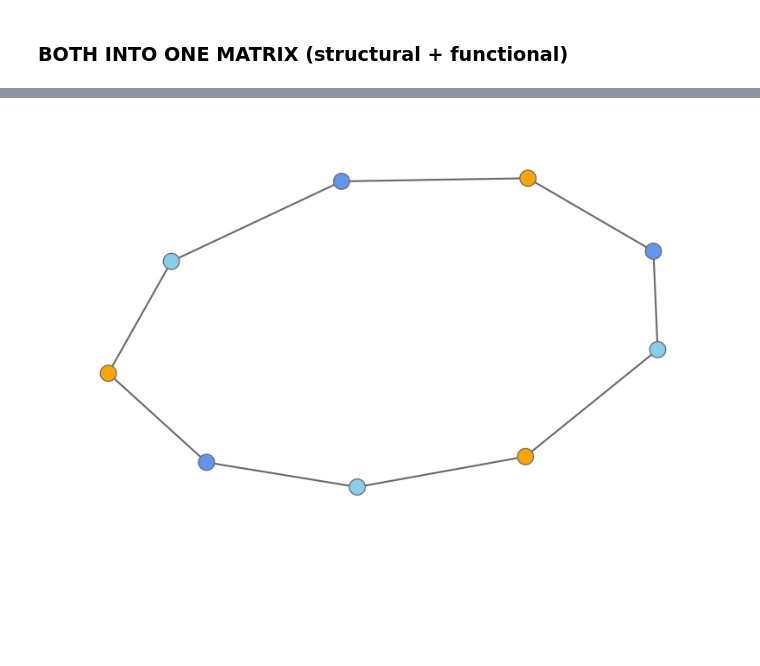
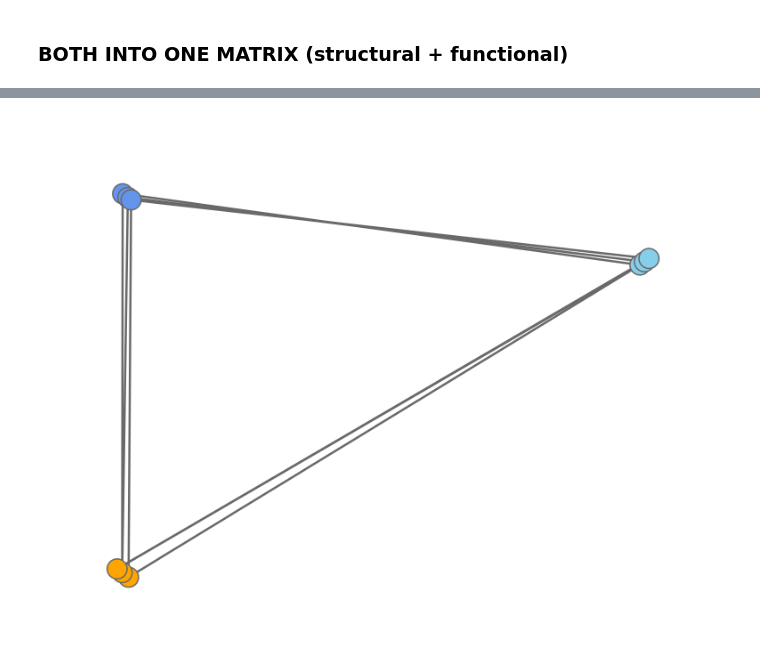
Before and after one commit to menchelab/CartoGRAPHs, a Jupyter notebook: cartoGRAPHs_FeatureTuning.ipynb, the cells around one changed output, grey strips where cells are left out. Saved outputs shown, nothing was run; the diff lists cells and outputs as text; code cells hidden in the pictures; blank space fills up the shorter version.

Commit message:
add new struc to func figures

```diff
--- a/cartoGRAPHs_FeatureTuning.ipynb
+++ b/cartoGRAPHs_FeatureTuning.ipynb
@@ -101,7 +101,7 @@ DF_structural_norm = DF_structural_normalized.round(6)
 # %% [markdown]
 ### BOTH INTO ONE MATRIX (structural + functional)
 # %%
-scalar = 0
+scalar = 0.90
 DF_functional_scal = DF_functional*scalar
 DF_functional_scal
 # %% [output]
@@ -112,3 +112,3 @@ DF_functional_scal
 # %%
-DF_merge = pd.concat([DF_structural_norm.T,
+DF_merge = pd.concat([DF_structural_norm, #.T,
                       DF_functional_scal]).T
@@ -129,8 +116,8 @@ DF_merge
 n_neighbors = 3 #int(len(G.nodes()))#*0.75)
 spread = 1
 min_dist = 0.0 #0
-metric='euclidean'
-#metric='cosine'
+#metric='euclidean'
+metric='cosine'
 
 umap2D_merge = embed_umap_2D(DF_merge , n_neighbors, spread, min_dist, metric)
 posG_merge = get_posG_2D_norm(G, DF_merge , umap2D_merge)
@@ -143,27 +130,23 @@ fname = 'FeatureTuning_merge_FuncScalar'+str(scalar)
 # %%
 fig = pgo.Figure()
 
 for i in data:
     fig.add_trace(i)
 
 fig.update_layout(template= 'plotly_white',
                       showlegend=False, width=1200, height=1200,
                           scene=dict(
                               xaxis_title='',
                               yaxis_title='',
                               xaxis=dict(nticks=0,tickfont=dict(
                                     color='white')),
                               yaxis=dict(nticks=0,tickfont=dict(
                                     color='white')),
                         ))
 fig.update_xaxes(visible=False)
 fig.update_yaxes(visible=False)
 
-#plotly.io.orca.config.executable = '../miniconda3/envs/myenv_clip2/bin/orca'
-#plotly.io.orca.config.save()
-
-#fig.write_image(path+fname+'_'+'nn'+str(n_neighbors)+'_spr'+str(spread)+'_min'+str(min_dist)+'_'+metric+'.pdf')
-#fig.show()
-#fig.write_image("figname.png")
+fig.write_image(path+fname+'_'+'nn'+str(n_neighbors)+'_spr'+str(spread)+'_min'+str(min_dist)+'_'+metric+'.pdf')
+fig.show()
 # %% [output]
-[figure, old version]
+[figure, new version]
```
Also changed, not shown: parts of 4 cells of this notebook, 1 other file.
